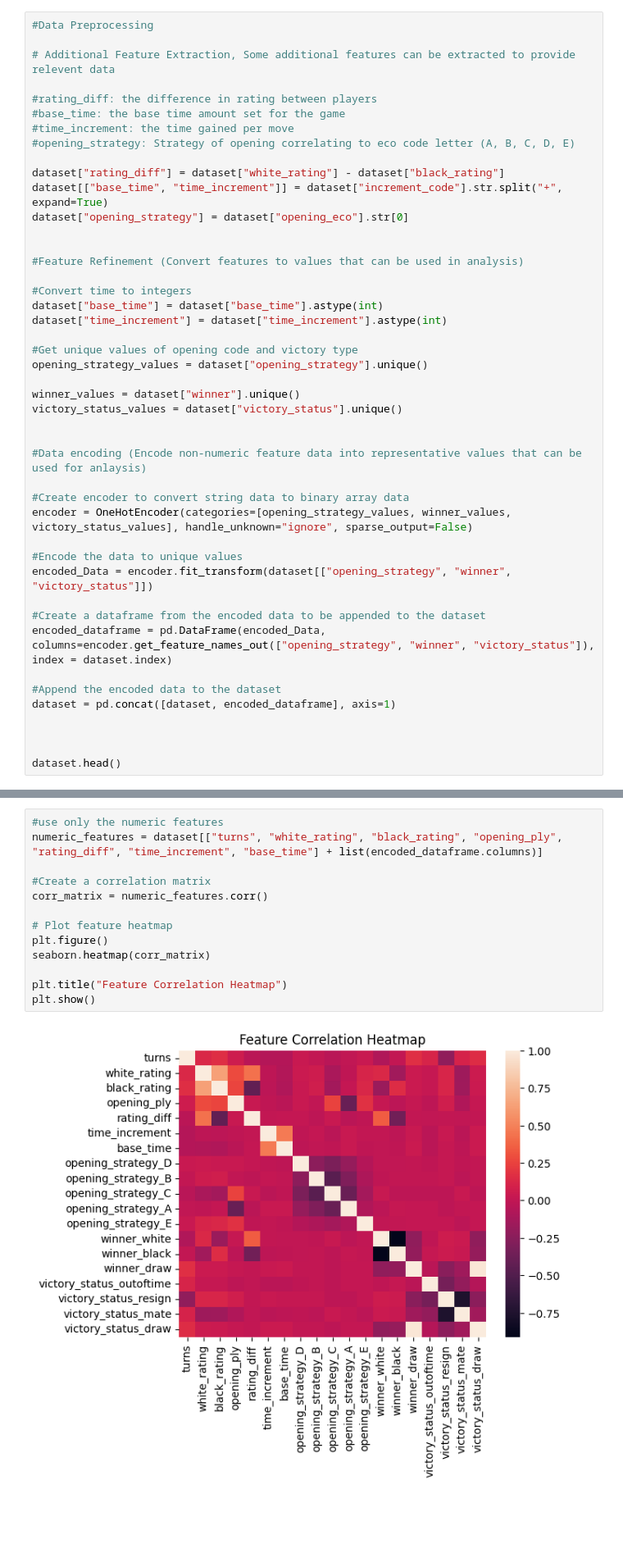
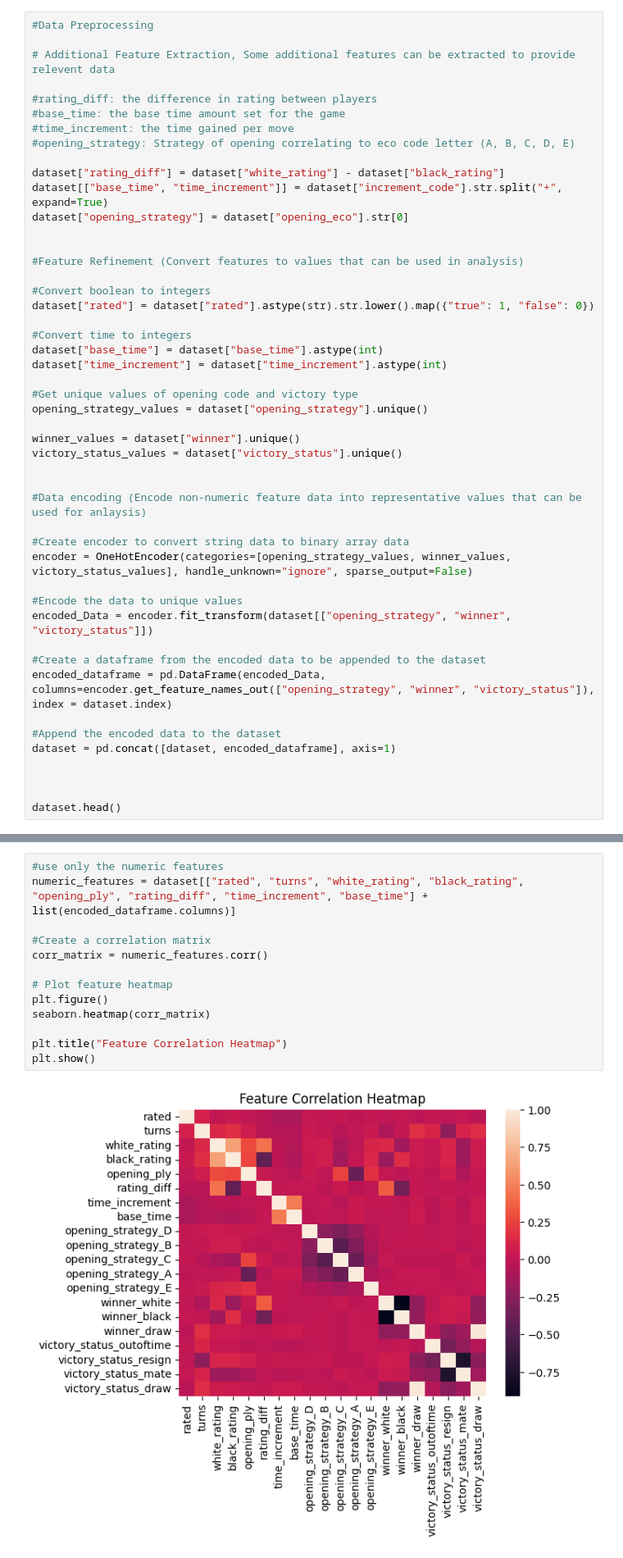
Before and after one commit to BrennanPS/484Team5, a Jupyter notebook: main.ipynb, the cells around one changed output, grey strips where cells are left out. Shown at 82% size. Saved outputs shown, nothing was run; the diff lists cells and outputs as text; blank space fills up the shorter version.

```diff
--- a/main.ipynb
+++ b/main.ipynb
@@ -48,6 +48,9 @@ dataset["opening_strategy"] = dataset["opening_eco"].str[0]
 
 
 #Feature Refinement (Convert features to values that can be used in analysis)
+
+#Convert boolean to integers
+dataset["rated"] = dataset["rated"].astype(str).str.lower().map({"true": 1, "false": 0})
 
 #Convert time to integers
 dataset["base_time"] = dataset["base_time"].astype(int)
@@ -113,16 +116,16 @@ plt.show()
 [figure]
 # %%
 #use only the numeric features
-numeric_features = dataset[["turns", "white_rating", "black_rating", "opening_ply", "rating_diff", "time_increment", "base_time"] + list(encoded_dataframe.columns)]
+numeric_features = dataset[["rated", "turns", "white_rating", "black_rating", "opening_ply", "rating_diff", "time_increment", "base_time"] + list(encoded_dataframe.columns)]
 
 #Create a correlation matrix
 corr_matrix = numeric_features.corr()
 
 # Plot feature heatmap
 plt.figure()
 seaborn.heatmap(corr_matrix)
 
 plt.title("Feature Correlation Heatmap")
 plt.show()
 # %% [output]
-[figure, old version]
+[figure, new version]
```
Also changed, not shown: parts of 3 cells of this notebook.
